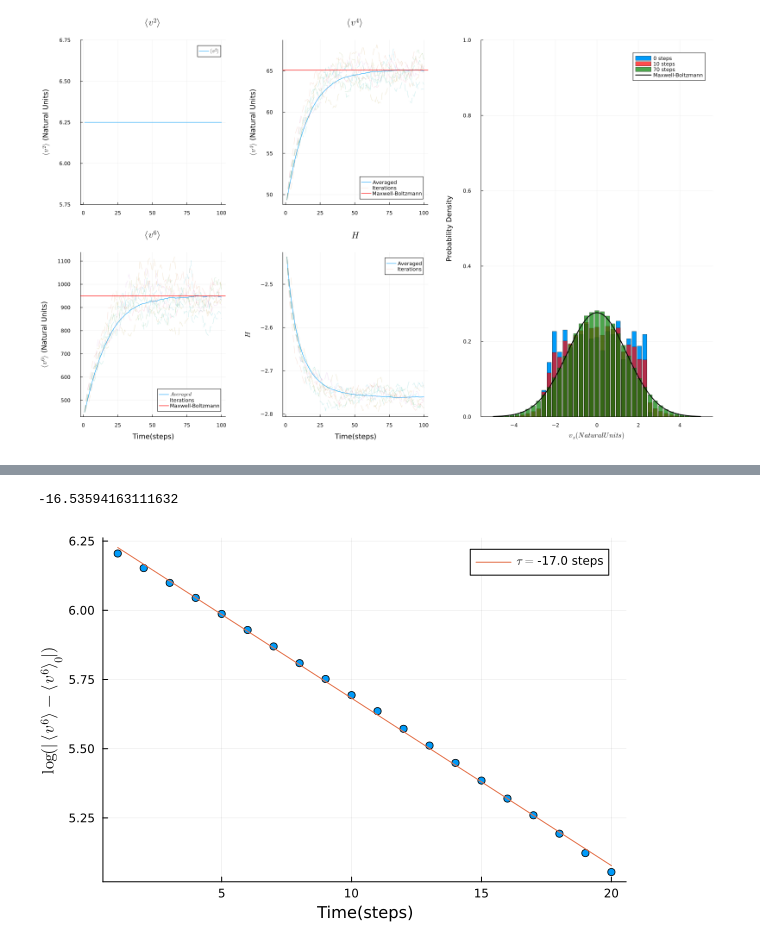
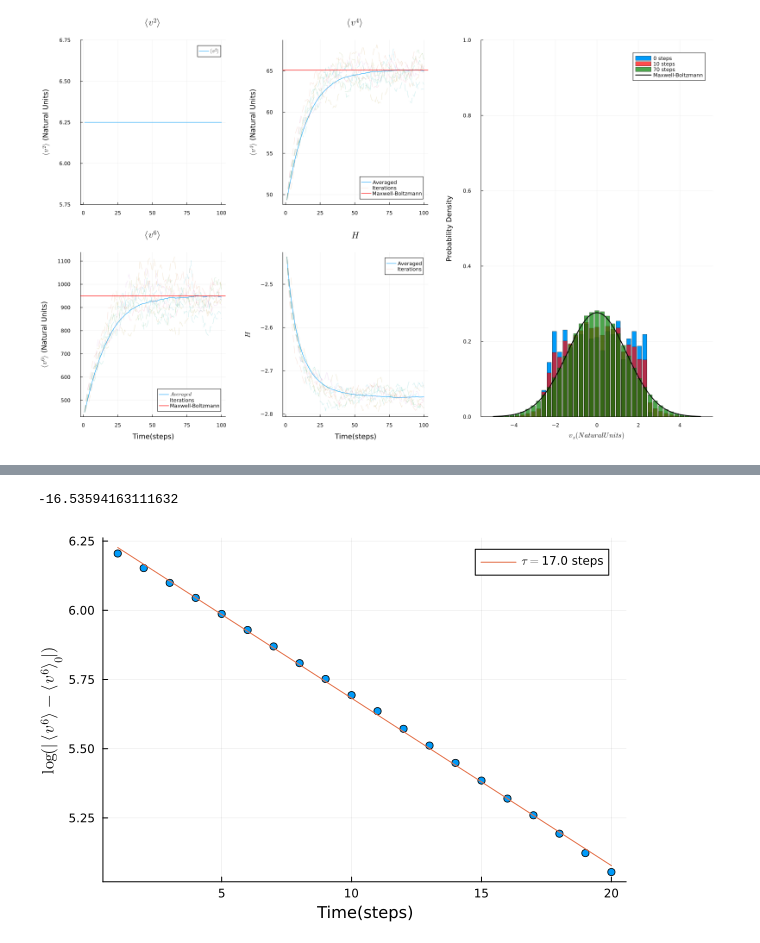
Before and after one commit to BielUsal/BoltzmannNonEq, a Jupyter notebook: NonEq.ipynb, the cells around one changed output, grey strips where cells are left out. Drawn from its saved outputs; the diff is of its cells as text; code cells hidden in the pictures.

```diff
--- a/NonEq.ipynb
+++ b/NonEq.ipynb
@@ -338,12 +338,12 @@ ErrorException: syntax: keyword argument "label" repeated in call to "scatter!"
 # %%
 
 β = X \ SeriesPrep(v⁶,tregr)
 print(1/β[2])
 preggor = scatter(x,SeriesPrep(v⁶,tregr),label="",xlabel="Time(steps)",ylabel=L"\log(|\langle v^6\rangle - \langle v^6\rangle_0|)")
-plot!(x->β[1] .+ β[2]*x,label=L"\tau = "*string(round(1/β[2])) *" steps")
+plot!(x->β[1] .+ β[2]*x,label=L"\tau = "*string(-round(1/β[2])) *" steps")
 # %% [output]
 -16.53594163111632
-[figure, old version]
+[figure, new version]
 # %%
 β = X \ SeriesPrep(H,tregr)
 print(1/β[2])
```
Also changed, not shown: parts of 3 cells of this notebook.
